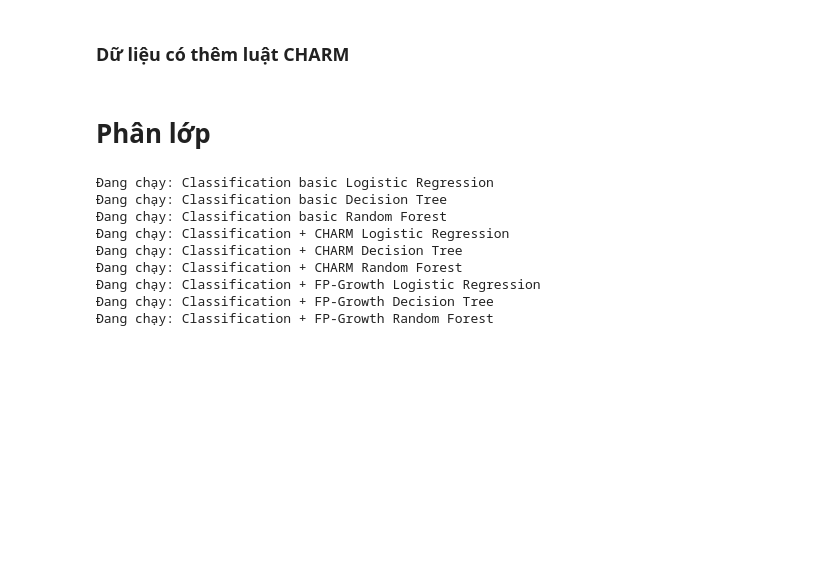
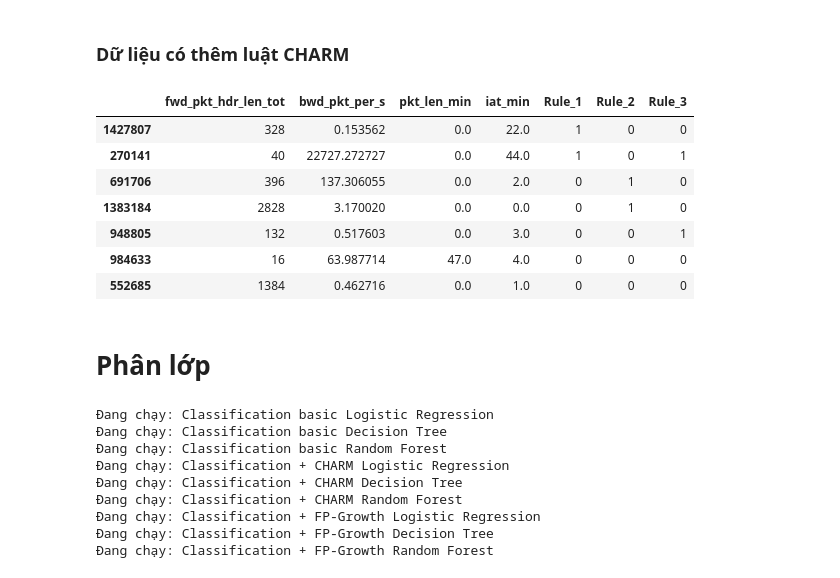
Before and after one commit to Td1nh/adm_g05_lycos, a Jupyter notebook: 03_association_classification.ipynb, the cells around one changed output. Drawn from its saved outputs; the diff is of its cells as text; code cells hidden in the pictures; blank space fills up the shorter version.

Commit message:
chỉnh lại xuất đúng file ví dụ của charm

```diff
--- a/03_association_classification.ipynb
+++ b/03_association_classification.ipynb
@@ -584,18 +584,27 @@ rule_example.to_csv("04_output/03_association_classification/rule_feature_fpgrow
 # %%
 # Minh họa cột gốc trong tiền đề cạnh ba cột luật FP-Growth.
 rule_cols = ["Rule_1", "Rule_2", "Rule_3"]
-source_cols = rule_source_features(rules_fp)
+source_cols = rule_source_features(rules_charm)
 X_train_fp = datasets["Classification + CHARM"][0]
 
 # Lấy vài dòng thỏa từng luật và vài dòng không thỏa luật nào.
 example_idx = []
 for col in rule_cols:
     example_idx.extend(X_train_fp.index[X_train_fp[col].eq(1)][:2])
 example_idx.extend(X_train_fp.index[X_train_fp[rule_cols].eq(0).all(axis=1)][:2])
 example_idx = list(dict.fromkeys(example_idx))
 rule_example = X_train_fp.loc[example_idx, source_cols + rule_cols]
 display(rule_example)
 rule_example.to_csv("04_output/03_association_classification/rule_feature_charm.csv", index=True)
+# %% [output]
+|  | fwd_pkt_hdr_len_tot | bwd_pkt_per_s | pkt_len_min | iat_min | Rule_1 | Rule_2 | Rule_3 |
+| 1427807 | 328 | 0.153562 | 0.0 | 22.0 | 1 | 0 | 0 |
+| 270141 | 40 | 22727.272727 | 0.0 | 44.0 | 1 | 0 | 1 |
+| 691706 | 396 | 137.306055 | 0.0 | 2.0 | 0 | 1 | 0 |
+| 1383184 | 2828 | 3.170020 | 0.0 | 0.0 | 0 | 1 | 0 |
+| 948805 | 132 | 0.517603 | 0.0 | 3.0 | 0 | 0 | 1 |
+| 984633 | 16 | 63.987714 | 47.0 | 4.0 | 0 | 0 | 0 |
+| 552685 | 1384 | 0.462716 | 0.0 | 1.0 | 0 | 0 | 0 |
 # %% [markdown]
 # Phân lớp
 # %%
```
